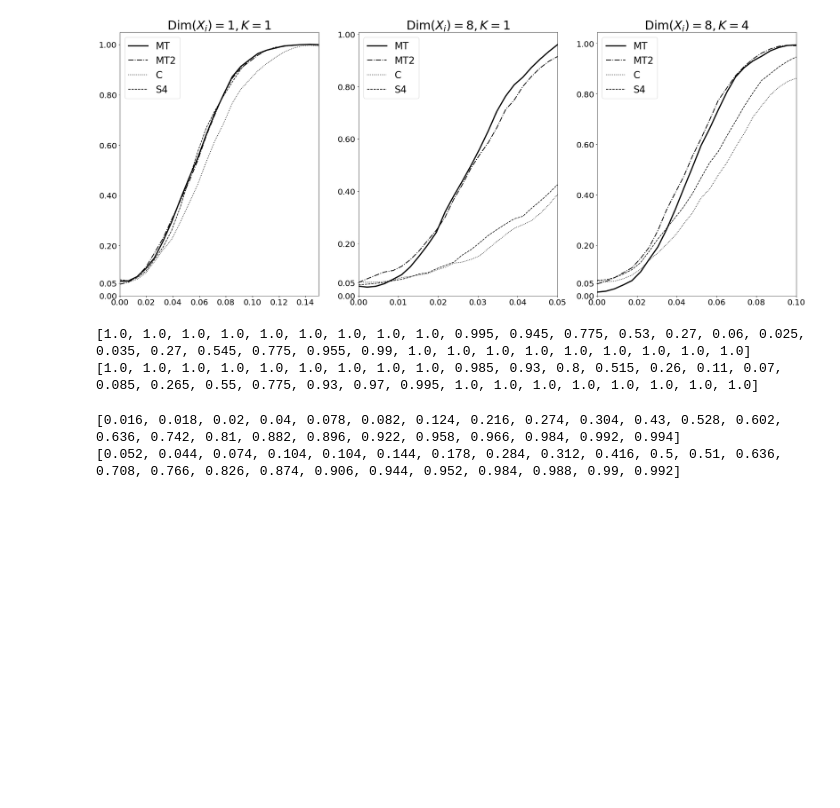
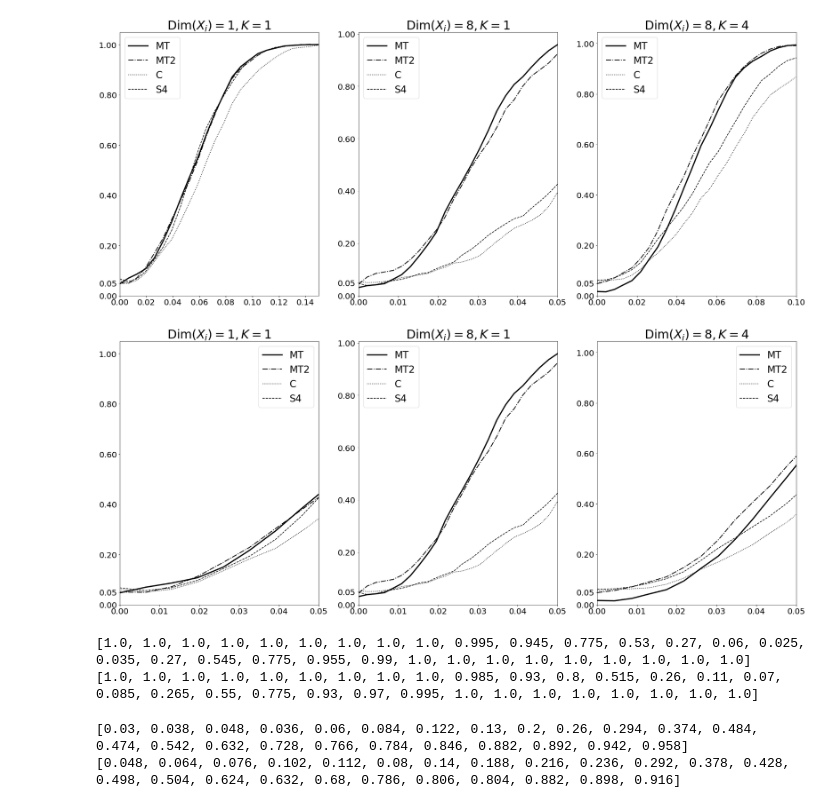
Before and after one commit to freshtaste/Matched-Tuple, a Jupyter notebook: simulation5.ipynb, the cells around one changed output. Drawn from its saved outputs; the diff is of its cells as text; code cells hidden in the pictures; blank space fills up the shorter version.

```diff
--- a/simulation5.ipynb
+++ b/simulation5.ipynb
@@ -60,7 +60,7 @@ for i, (q,k) in enumerate(model_specs):
     for j, design in enumerate(designs):
         p = results["q={},k={}".format(q,k)][design]
         x, y = taus_list[i], p
-        y = savgol_filter(p, 7, 2)
+        y = savgol_filter(p, 7, 3)
         axs[i].plot(x, y, label=design, color='black', linewidth=width[j], linestyle=styles[j])
         axs[i].set_ylim(bottom=0)
         axs[i].set_xlim(left=0, right=rights[i])
@@ -73,6 +73,35 @@ for i, (q,k) in enumerate(model_specs):
 plt.savefig("power2.pdf")
 # %% [output]
 [figure]
+# %%
+import matplotlib.pyplot as plt
+from scipy.signal import savgol_filter
+
+fig, axs = plt.subplots(1, 3, figsize=(30,12))
+styles = ['-', 'dashdot', ':', 'dashed']
+designs = ['MT','MT2','C','S4']
+width = [3,2,1.5,1.5]
+model_specs = [(1,1),(8,1),(8,4)]
+taus_list = [np.linspace(0, .15, 24), np.linspace(0, .05, 24), np.linspace(0, .1, 24)]
+rights = [.05, .05, .05]
+
+for i, (q,k) in enumerate(model_specs):
+    for j, design in enumerate(designs):
+        p = results["q={},k={}".format(q,k)][design]
+        x, y = taus_list[i], p
+        y = savgol_filter(p, 7, 3)
+        axs[i].plot(x, y, label=design, color='black', linewidth=width[j], linestyle=styles[j])
+        axs[i].set_ylim(bottom=0)
+        axs[i].set_xlim(left=0, right=rights[i])
+        axs[i].set_yticks([0, 0.05, 0.2, 0.4, 0.6, 0.8, 1.0])
+        axs[i].xaxis.set_tick_params(labelsize=20)
+        axs[i].yaxis.set_tick_params(labelsize=20)
+    axs[i].set_title(r'Dim$(X_i)={}, K={}$'.format(q,k), fontdict={'fontsize': 30, 'fontweight': 'medium'})
+    axs[i].legend(prop={'size': 24})
+
+plt.savefig("power2-short.pdf")
+# %% [output]
+[figure, added]
 # %%
 file = open("simulation5_power_plots.pkl",'rb')
 results = pickle.load(file)
@@ -85,9 +114,9 @@ print(ret['MT2'])
 # %%
 file = open("simulation5_power_plots2.pkl",'rb')
 results = pickle.load(file)
-ret = results['q=8,k=4']
+ret = results['q=8,k=1']
 print(ret['MT'])
 print(ret['MT2'])
 # %% [output]
-[0.016, 0.018, 0.02, 0.04, 0.078, 0.082, 0.124, 0.216, 0.274, 0.304, 0.43, 0.528, 0.602, 0.636, 0.742, 0.81, 0.882, 0.896, 0.922, 0.958, 0.966, 0.984, 0.992, 0.994]
-[0.052, 0.044, 0.074, 0.104, 0.104, 0.144, 0.178, 0.284, 0.312, 0.416, 0.5, 0.51, 0.636, 0.708, 0.766, 0.826, 0.874, 0.906, 0.944, 0.952, 0.984, 0.988, 0.99, 0.992]
+[0.03, 0.038, 0.048, 0.036, 0.06, 0.084, 0.122, 0.13, 0.2, 0.26, 0.294, 0.374, 0.484, 0.474, 0.542, 0.632, 0.728, 0.766, 0.784, 0.846, 0.882, 0.892, 0.942, 0.958]
+[0.048, 0.064, 0.076, 0.102, 0.112, 0.08, 0.14, 0.188, 0.216, 0.236, 0.292, 0.378, 0.428, 0.498, 0.504, 0.624, 0.632, 0.68, 0.786, 0.806, 0.804, 0.882, 0.898, 0.916]
```
Also changed, not shown: 3 other files.
